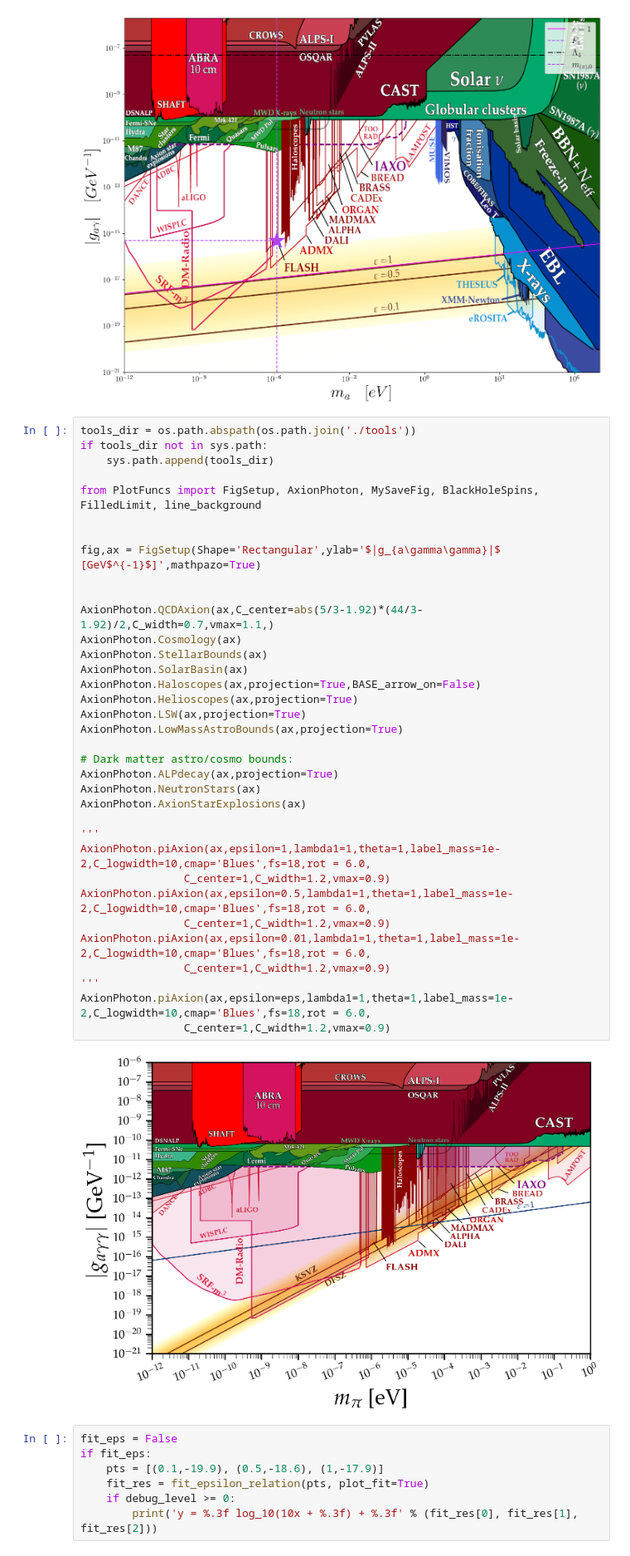
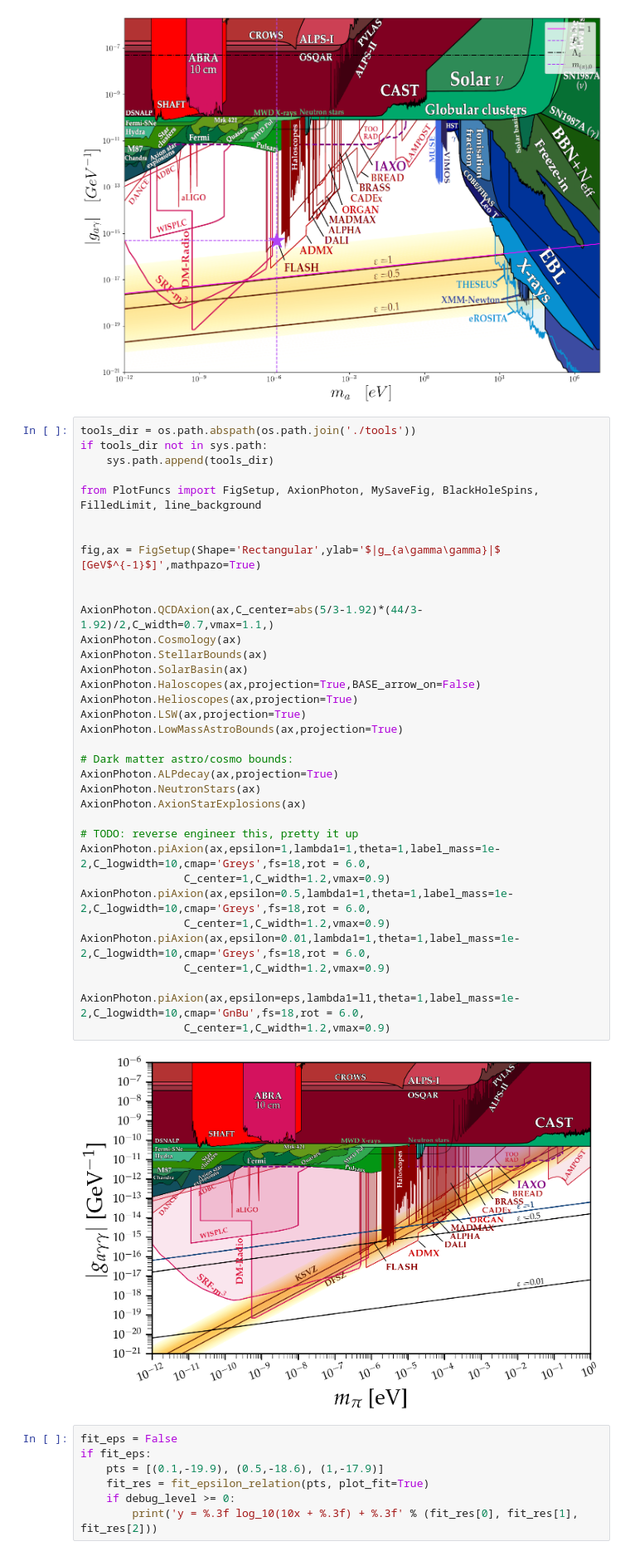
Before and after one commit to LoaneShark/pyAxiverse, a Jupyter notebook: run_single_case.ipynb, the cells around one changed output. Shown at 83% size. Saved outputs shown, nothing was run; the diff lists cells and outputs as text.

```diff
--- a/run_single_case.ipynb
+++ b/run_single_case.ipynb
@@ -536,40 +536,40 @@ plt.show()
 # %%
 tools_dir = os.path.abspath(os.path.join('./tools'))
 if tools_dir not in sys.path:
     sys.path.append(tools_dir)
 
 from PlotFuncs import FigSetup, AxionPhoton, MySaveFig, BlackHoleSpins, FilledLimit, line_background
 
 
 fig,ax = FigSetup(Shape='Rectangular',ylab='$|g_{a\gamma\gamma}|$ [GeV$^{-1}$]',mathpazo=True)
 
 
 AxionPhoton.QCDAxion(ax,C_center=abs(5/3-1.92)*(44/3-1.92)/2,C_width=0.7,vmax=1.1,)
 AxionPhoton.Cosmology(ax)
 AxionPhoton.StellarBounds(ax)
 AxionPhoton.SolarBasin(ax)
 AxionPhoton.Haloscopes(ax,projection=True,BASE_arrow_on=False)
 AxionPhoton.Helioscopes(ax,projection=True)
 AxionPhoton.LSW(ax,projection=True)
 AxionPhoton.LowMassAstroBounds(ax,projection=True)
 
 # Dark matter astro/cosmo bounds:
 AxionPhoton.ALPdecay(ax,projection=True)
 AxionPhoton.NeutronStars(ax)
 AxionPhoton.AxionStarExplosions(ax)
 
-'''
-AxionPhoton.piAxion(ax,epsilon=1,lambda1=1,theta=1,label_mass=1e-2,C_logwidth=10,cmap='Blues',fs=18,rot = 6.0,
+# TODO: reverse engineer this, pretty it up
+AxionPhoton.piAxion(ax,epsilon=1,lambda1=1,theta=1,label_mass=1e-2,C_logwidth=10,cmap='Greys',fs=18,rot = 6.0,
                 C_center=1,C_width=1.2,vmax=0.9)
-AxionPhoton.piAxion(ax,epsilon=0.5,lambda1=1,theta=1,label_mass=1e-2,C_logwidth=10,cmap='Blues',fs=18,rot = 6.0,
+AxionPhoton.piAxion(ax,epsilon=0.5,lambda1=1,theta=1,label_mass=1e-2,C_logwidth=10,cmap='Greys',fs=18,rot = 6.0,
                 C_center=1,C_width=1.2,vmax=0.9)
-AxionPhoton.piAxion(ax,epsilon=0.01,lambda1=1,theta=1,label_mass=1e-2,C_logwidth=10,cmap='Blues',fs=18,rot = 6.0,
+AxionPhoton.piAxion(ax,epsilon=0.01,lambda1=1,theta=1,label_mass=1e-2,C_logwidth=10,cmap='Greys',fs=18,rot = 6.0,
                 C_center=1,C_width=1.2,vmax=0.9)
-'''
-AxionPhoton.piAxion(ax,epsilon=eps,lambda1=1,theta=1,label_mass=1e-2,C_logwidth=10,cmap='Blues',fs=18,rot = 6.0,
+
+AxionPhoton.piAxion(ax,epsilon=eps,lambda1=l1,theta=1,label_mass=1e-2,C_logwidth=10,cmap='GnBu',fs=18,rot = 6.0,
                 C_center=1,C_width=1.2,vmax=0.9)
 # %% [output]
-[figure, old version]
+[figure, new version]
 # %%
 fit_eps = False
 if fit_eps:
```
Also changed, not shown: parts of 10 cells of this notebook, 1 other file.
